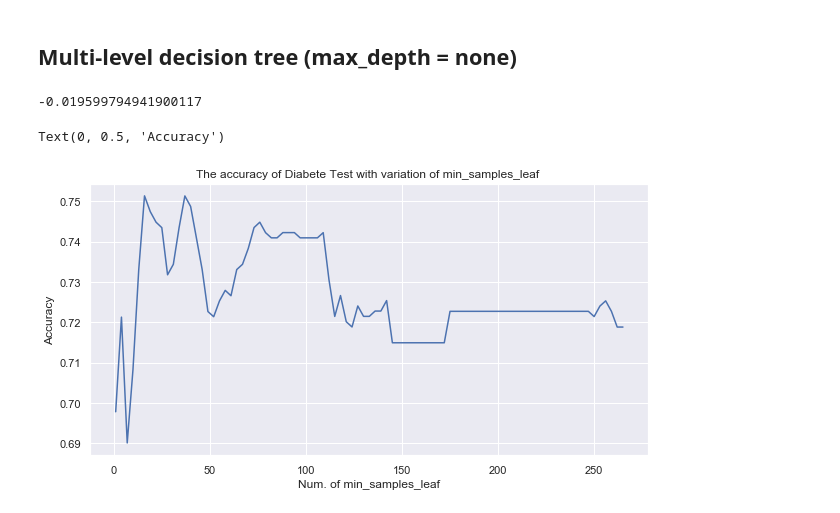
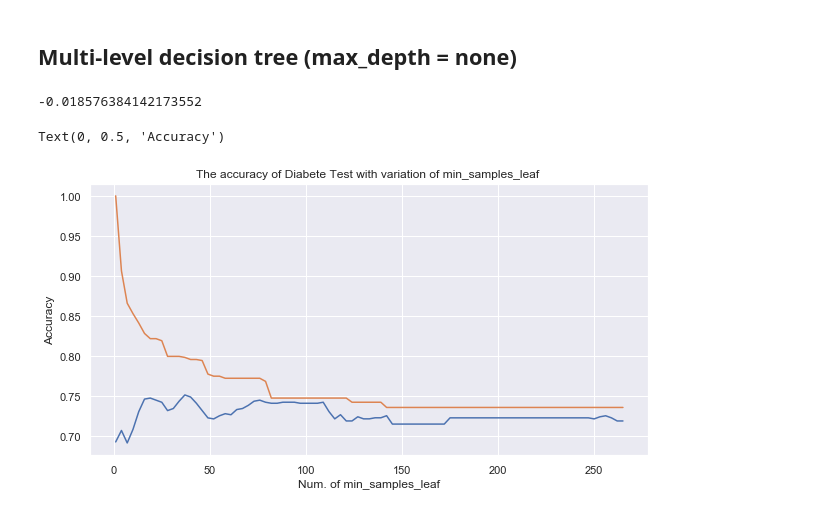
Before and after one commit to A2Zntu/ML_HW, a Jupyter notebook: Lab1/DecisionTree_Lab1.ipynb, the cells around one changed output. Saved outputs shown, nothing was run; the diff lists cells and outputs as text; code cells hidden in the pictures.

```diff
--- a/Lab1/DecisionTree_Lab1.ipynb
+++ b/Lab1/DecisionTree_Lab1.ipynb
@@ -99,13 +101,17 @@ x = cancer_df[cols[:-1]]
 y = cancer_df[cols[-1]]
 
 x_axis = []
-list_accuracy = []
-for i in range(1, min_size , 3):
+list_cv_accuracy = []
+list_train_acc = []
+for i in range(1, 100 , 1):
     model = DecisionTreeClassifier(criterion="entropy", max_depth=None, min_samples_leaf = i)
     model.fit(x, y)
-    scores = cross_val_score(model, x, y, cv = 10)
-    scores = np.mean(scores)
-    list_accuracy.append(scores)
+    scores = cross_val_score(model, x, y, cv = 20, scoring='accuracy')
+    list_cv_accuracy.append(scores.mean())
+
+    y_pred = model.predict(x)
+    training_acc = metrics.accuracy_score(y, y_pred)
+    list_train_acc.append(training_acc)
     x_axis.append(i)
 # %%
 plt.figure(figsize=(10,5))
@@ -166,10 +174,11 @@ for i in range(100):
 rate = np.mean(list_scores_multi) - scores_one
 rate
 # %% [output]
--0.019599794941900117
+-0.018576384142173552
 # %%
 min_size = min(diabetes_df['class'].value_counts()[0], diabetes_df['class'].value_counts()[1])
 list_accuracy = []
+list_train_acc = []
 x_axis = []
 for i in range(1, min_size , 3):
     model = DecisionTreeClassifier(criterion="entropy", max_depth=None, min_samples_leaf = i)
@@ -177,13 +186,18 @@ for i in range(1, min_size , 3):
     scores = cross_val_score(model, x, y, cv = 10)
     scores = np.mean(scores)
     list_accuracy.append(scores)
+    y_pred = model.predict(x)
+    training_acc = metrics.accuracy_score(y, y_pred)
+    list_train_acc.append(training_acc)
     x_axis.append(i)
 # %%
 plt.figure(figsize=(10,5))
-plt.plot(x_axis, list_accuracy)
-plt.title("The accuracy of Diabete Test with variation of min_samples_leaf ")
+plt.plot(x_axis, list_accuracy, label='10 CV')
+plt.plot(x_axis, list_train_acc, label='Training Set')
+plt.title("The accuracy of Diabete Test with variation of min_samples_leaf")
 plt.xlabel("Num. of min_samples_leaf")
 plt.ylabel("Accuracy")
+plt.legend()
 # %% [output]
 Text(0, 0.5, 'Accuracy')
-[figure, old version]
+[figure, new version]
```
Also changed, not shown: parts of 5 cells of this notebook, 2 other files.
